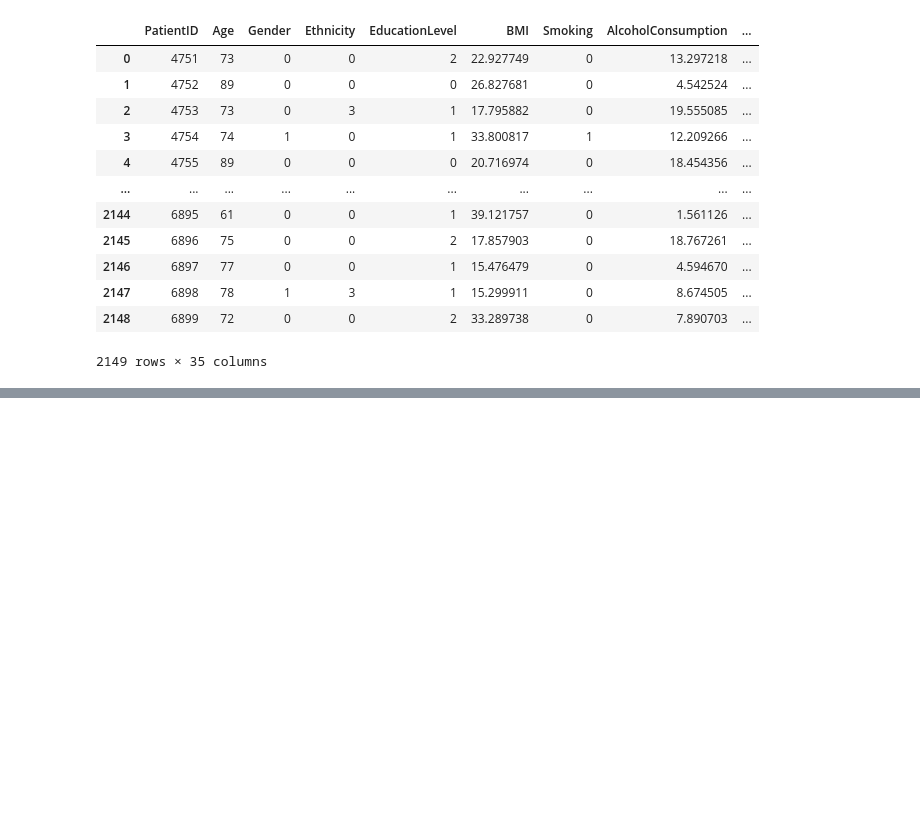
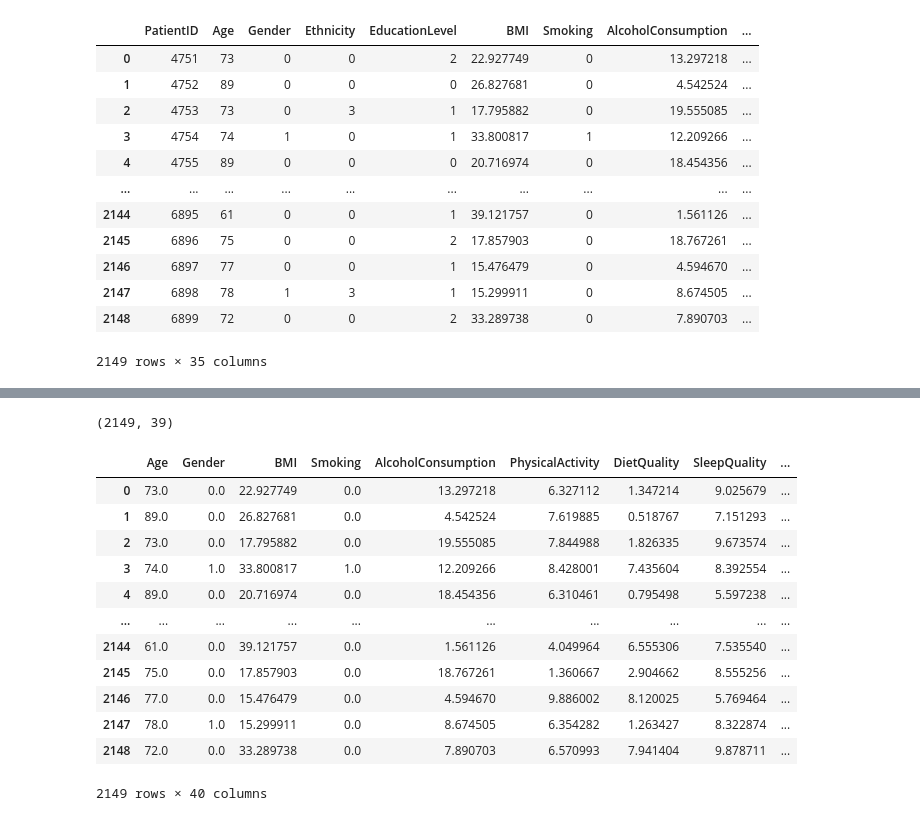
Before and after one commit to sanodyaJinadasa/alzheimers-ml-detection-model, a Jupyter notebook: analyz.ipynb, the cells around one changed output, grey strips where cells are left out. Drawn from its saved outputs; the diff is of its cells as text; code cells hidden in the pictures; blank space fills up the shorter version.

```diff
--- a/analyz.ipynb
+++ b/analyz.ipynb
@@ -31,0 +157,10 @@ df
+# %%
+numeric_cols = [c for c in numeric_cols if c in df.columns]
+# %%
+def winsorize(col):
+    lower = col.quantile(0.01)
+    upper = col.quantile(0.99)
+    return col.clip(lower, upper)
+
+for col in numeric_cols:
+    df[col] = winsorize(df[col])
@@ -31,0 +171,3 @@ df
+# %%
+categorical_cols = ["Ethnicity", "EducationLevel"]
+df = pd.get_dummies(df, columns=categorical_cols, drop_first=False)
@@ -31,0 +184,32 @@ df
+# %%
+df.shape
+# %% [output]
+(2149, 39)
+# %%
+symptom_columns = [
+    "MemoryComplaints",
+    "BehavioralProblems",
+    "Confusion",
+    "Disorientation",
+    "PersonalityChanges",
+    "DifficultyCompletingTasks",
+    "Forgetfulness"
+]
+
+df["Symptom_Count"] = df[symptom_columns].sum(axis=1)
+# %%
+df
+# %% [output]
+|  | Age | Gender | BMI | Smoking | AlcoholConsumption | PhysicalActivity | DietQuality | SleepQuality | ... |
+| 0 | 73.0 | 0.0 | 22.927749 | 0.0 | 13.297218 | 6.327112 | 1.347214 | 9.025679 | ... |
+| 1 | 89.0 | 0.0 | 26.827681 | 0.0 | 4.542524 | 7.619885 | 0.518767 | 7.151293 | ... |
+| 2 | 73.0 | 0.0 | 17.795882 | 0.0 | 19.555085 | 7.844988 | 1.826335 | 9.673574 | ... |
+| 3 | 74.0 | 1.0 | 33.800817 | 1.0 | 12.209266 | 8.428001 | 7.435604 | 8.392554 | ... |
+| 4 | 89.0 | 0.0 | 20.716974 | 0.0 | 18.454356 | 6.310461 | 0.795498 | 5.597238 | ... |
+| ... | ... | ... | ... | ... | ... | ... | ... | ... | ... |
+| 2144 | 61.0 | 0.0 | 39.121757 | 0.0 | 1.561126 | 4.049964 | 6.555306 | 7.535540 | ... |
+| 2145 | 75.0 | 0.0 | 17.857903 | 0.0 | 18.767261 | 1.360667 | 2.904662 | 8.555256 | ... |
+| 2146 | 77.0 | 0.0 | 15.476479 | 0.0 | 4.594670 | 9.886002 | 8.120025 | 5.769464 | ... |
+| 2147 | 78.0 | 1.0 | 15.299911 | 0.0 | 8.674505 | 6.354282 | 1.263427 | 8.322874 | ... |
+| 2148 | 72.0 | 0.0 | 33.289738 | 0.0 | 7.890703 | 6.570993 | 7.941404 | 9.878711 | ... |
+2149 rows × 40 columns
```
Also changed, not shown: parts of 32 cells of this notebook.
